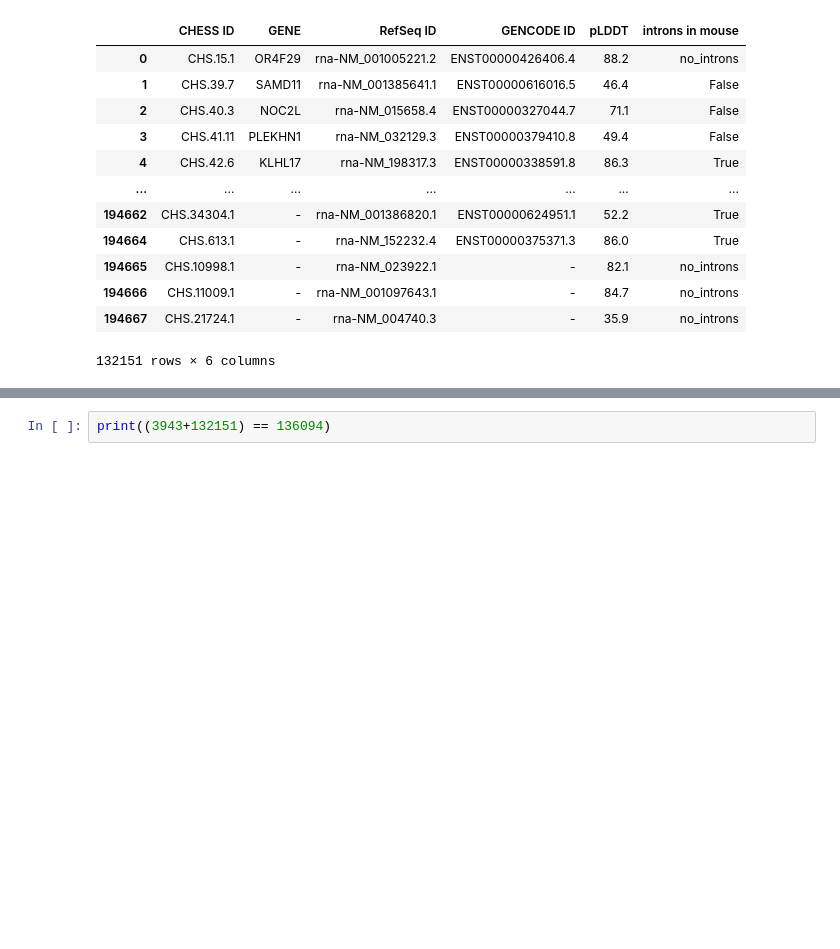
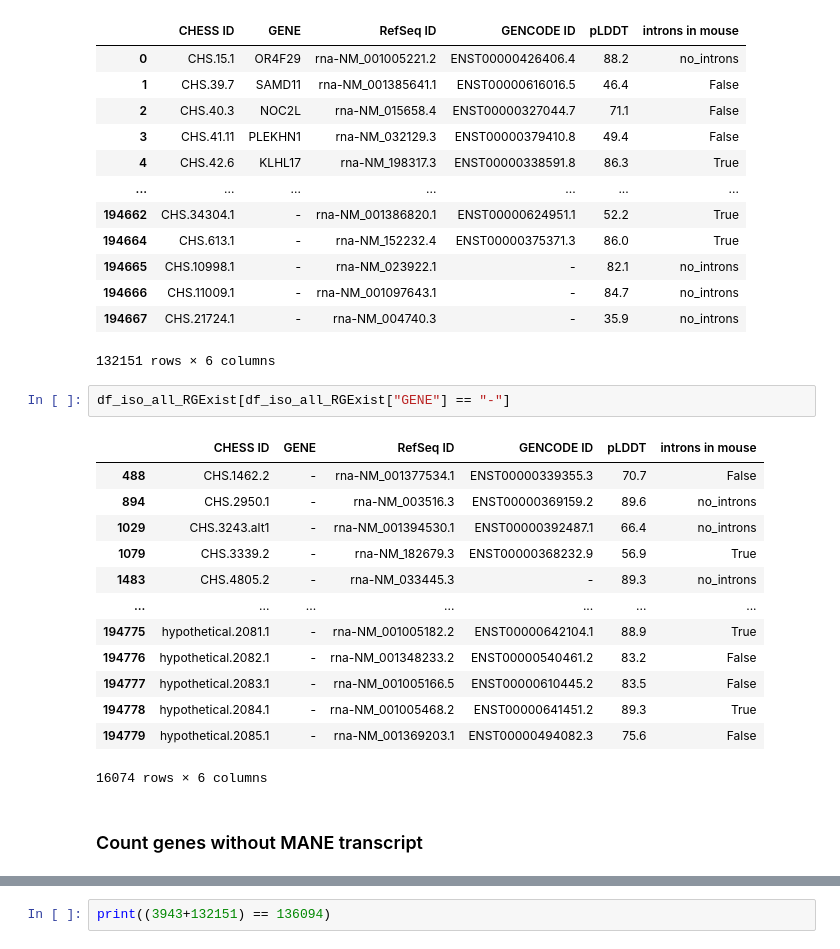
Before and after one commit to OrangeFrog210/constraint-map, a Jupyter notebook: Filter_iso_all.ipynb, the cells around one changed output, grey strips where cells are left out. Cells and saved outputs as stored; diff of their text form; blank space fills up the shorter version.

```diff
--- a/Filter_iso_all.ipynb
+++ b/Filter_iso_all.ipynb
@@ -196,4 +196,22 @@ df_iso_all_filtered
 | 194666 | CHS.11009.1 | - | rna-NM_001097643.1 | - | 84.7 | no_introns |
 | 194667 | CHS.21724.1 | - | rna-NM_004740.3 | - | 35.9 | no_introns |
 132151 rows × 6 columns
+# %%
+df_iso_all_RGExist[df_iso_all_RGExist["GENE"] == "-"]
+# %% [output]
+|  | CHESS ID | GENE | RefSeq ID | GENCODE ID | pLDDT | introns in mouse |
+| 488 | CHS.1462.2 | - | rna-NM_001377534.1 | ENST00000339355.3 | 70.7 | False |
+| 894 | CHS.2950.1 | - | rna-NM_003516.3 | ENST00000369159.2 | 89.6 | no_introns |
+| 1029 | CHS.3243.alt1 | - | rna-NM_001394530.1 | ENST00000392487.1 | 66.4 | no_introns |
+| 1079 | CHS.3339.2 | - | rna-NM_182679.3 | ENST00000368232.9 | 56.9 | True |
+| 1483 | CHS.4805.2 | - | rna-NM_033445.3 | - | 89.3 | no_introns |
+| ... | ... | ... | ... | ... | ... | ... |
+| 194775 | hypothetical.2081.1 | - | rna-NM_001005182.2 | ENST00000642104.1 | 88.9 | True |
+| 194776 | hypothetical.2082.1 | - | rna-NM_001348233.2 | ENST00000540461.2 | 83.2 | False |
+| 194777 | hypothetical.2083.1 | - | rna-NM_001005166.5 | ENST00000610445.2 | 83.5 | False |
+| 194778 | hypothetical.2084.1 | - | rna-NM_001005468.2 | ENST00000641451.2 | 89.3 | True |
+| 194779 | hypothetical.2085.1 | - | rna-NM_001369203.1 | ENST00000494082.3 | 75.6 | False |
+16074 rows × 6 columns
+# %% [markdown]
+### Count genes without MANE transcript
 # %%
```
Also changed, not shown: parts of 8 cells of this notebook, 1 other file.
